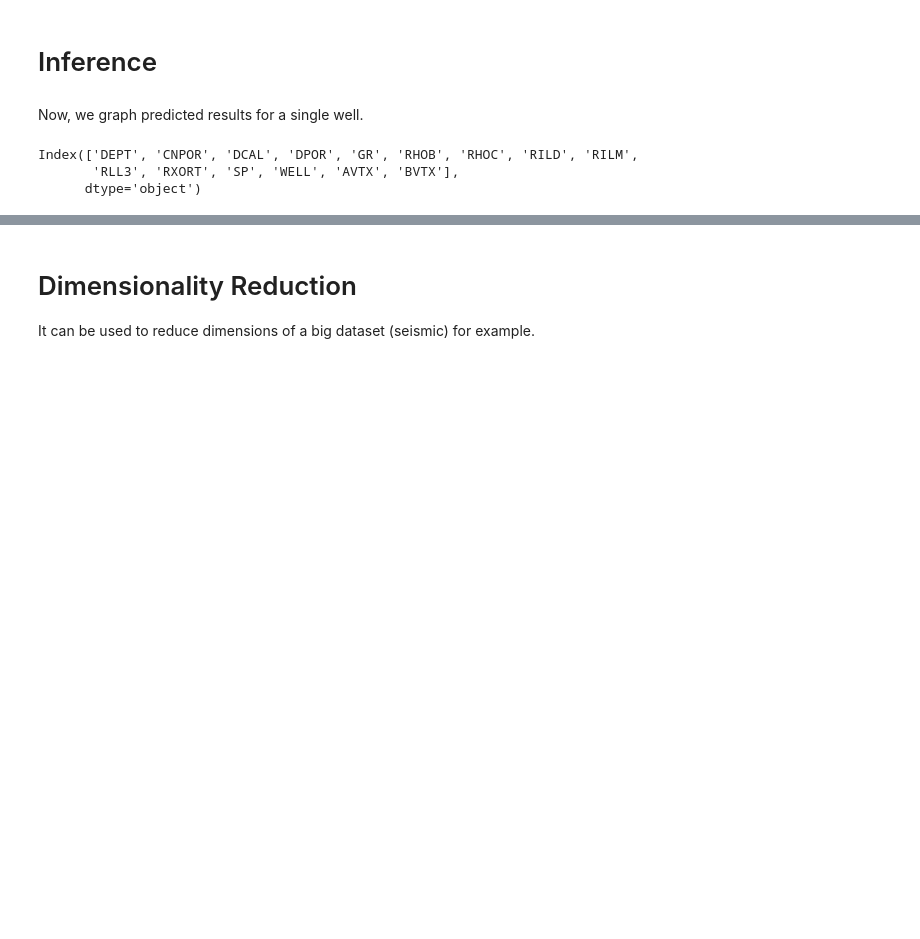
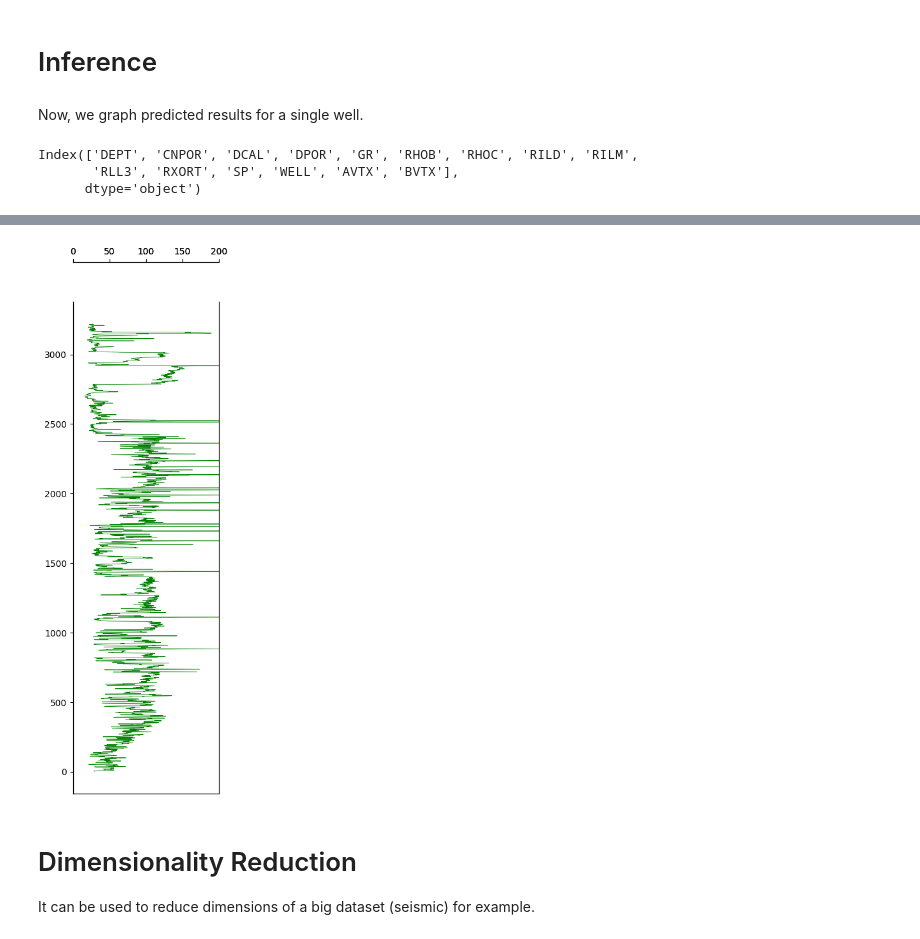
Before and after one commit to ra2309/AIWorkshop, a Jupyter notebook: Workshop.ipynb, the cells around one changed output, grey strips where cells are left out. Drawn from its saved outputs; the diff is of its cells as text; code cells hidden in the pictures; blank space fills up the shorter version.

```diff
--- a/Workshop.ipynb
+++ b/Workshop.ipynb
@@ -428,0 +429,2 @@ plt.show()
+# %%
+my_train_lst.remove('GR')
@@ -429,3 +433,41 @@ plt.show()
+# %%
+w = pd.DataFrame(df_w,columns=my_train_lst)
+# %%
+w['GRy'] = dt.predict(w)
+# %%
+w['GR'] = df_w['GR']
+# %%
+fig, axes = plt.subplots(figsize=(10,10))
+
+curve_names = ['Gamma', 'Pred-Gamma']
+
+
+#Set up the plot axes
+ax1 = plt.subplot2grid((1,3), (0,0), rowspan=1, colspan = 1)
+ax2 = ax1.twiny()
+
+
+#Set up the individual log tracks / subplots
+ax1.plot("GR", "DEPT", data = w, color = "green", lw = 0.5)
+ax1.set_xlim(0, 200)
+
+ax2.plot("GRy", "DEPT", data = w, color = "red", lw = 0.5)
+ax2.set_xlim(0, 200)
+
+#Set up the common elements between the subplots
+for i, ax in enumerate(fig.axes):
+    #ax.set_ylim(4700, 3500) # Set the depth range
+
+    ax.xaxis.set_ticks_position("top")
+    ax.xaxis.set_label_position("top")
+    #ax.set_xlabel(curve_names[i])
+    ax.spines["top"].set_position(("axes", 1.08))
+
+
+#Reduce the space between each subplot
+plt.show()
+# %% [output]
+[figure, added]
 # %% [markdown]
 # Dimensionality Reduction
 
```
Also changed, not shown: parts of 21 cells of this notebook.
